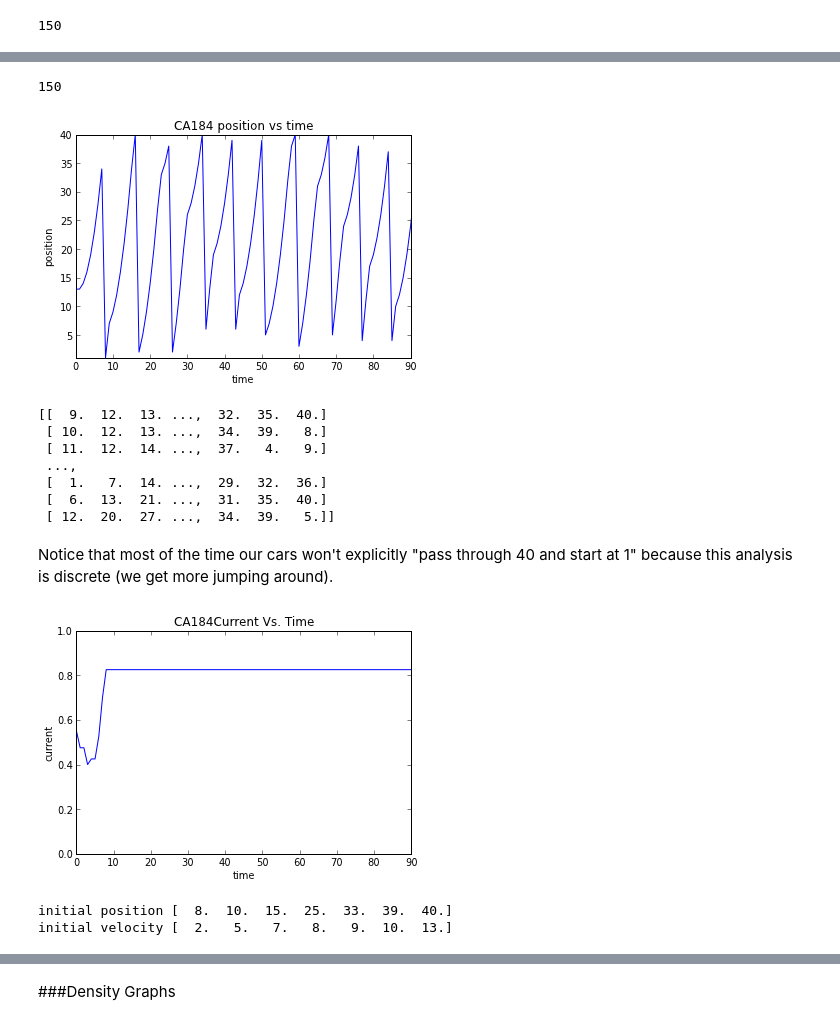
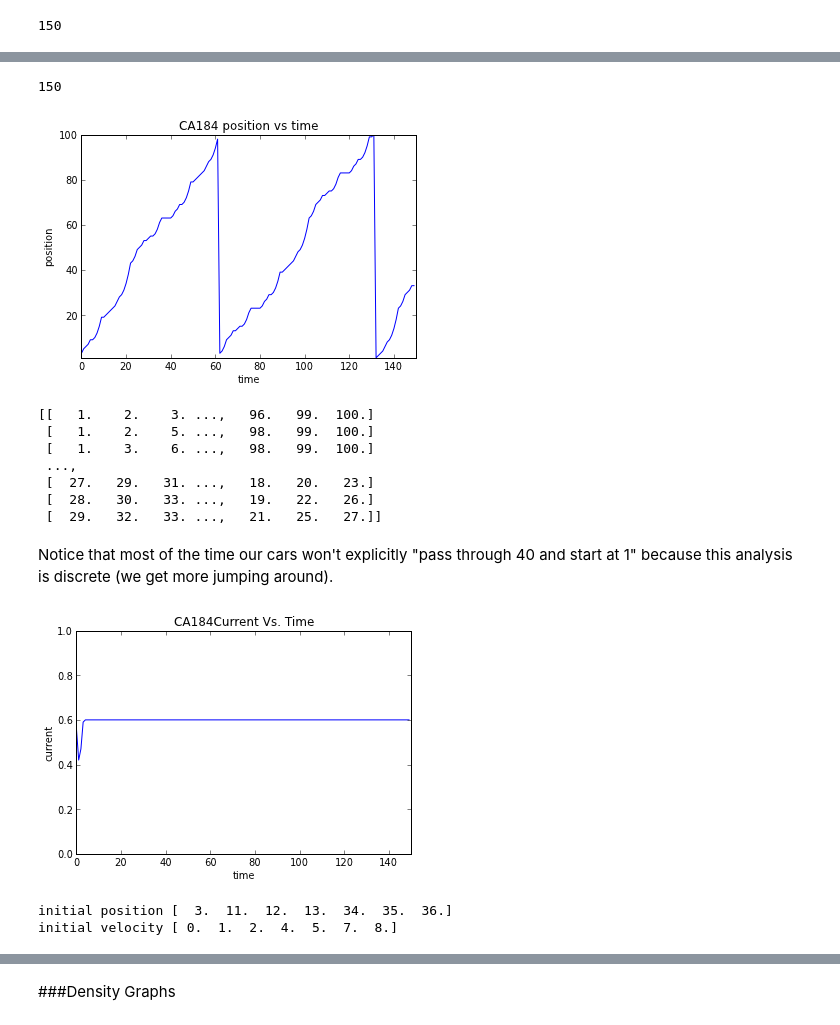
Before and after one commit to ipowellPHYS202/PHYS202-S13, a Jupyter notebook: Project/1DTrafficFlow.ipynb, the cells around one changed output, grey strips where cells are left out. Saved outputs shown, nothing was run; the diff lists cells and outputs as text; code cells hidden in the pictures.

```diff
--- a/Project/1DTrafficFlow.ipynb
+++ b/Project/1DTrafficFlow.ipynb
@@ -372,8 +492,8 @@ initial velocity [ 1  2  5  6  7  9 10 11 12 13 14 15 17 18 19]
 # %%
 iterations=150
 #initial conditions:
-v_max = 15
-num_cars=7
+v_max = 10
+num_cars=40
 
 #10 cars, 150 iterations-- so we have the following empty data sets:
 Positions = zeros(num_cars*iterations).reshape(iterations,num_cars)
@@ -384,21 +504,19 @@ DataCA184 = Positions,Velocities
 #Data[0]=Positions
 # %%
 #Initial Conditions:
-v_max = 15
-num_cars=7
-l_=arange(1,41)
+v_max = 10
+num_cars=40
+l_=arange(1,101)
 random.shuffle(l_)
 X_ = sort(l_[:num_cars])
 #==========================
 Positions[0]=X_
 #==========================
 V_=[]
-for i in range(num_cars):
-    V_.append(random.randint(0,v_max))
-V_ = list(set(V_))
+
 while len(V_)<num_cars:
     V_.append(randint(0,v_max))
-    V_ = list(set(V_))
+
     if len(V_)==num_cars:
         break
 V_=array(V_)
@@ -413,21 +535,19 @@ initial velocity [  0.   2.   4.   5.   7.   8.  13.]
 # %%
 iterations=150
 #initial conditions:
-v_max = 15
-num_cars=7
-l_=arange(1,41)
+v_max = 10
+num_cars=40
+l_=arange(1,101)
 random.shuffle(l_)
 X_ = sort(l_[:num_cars])
 #==========================
 Positions[0]=X_
 #==========================
 V_=[]
-for i in range(num_cars):
-    V_.append(random.randint(0,v_max))
-V_ = list(set(V_))
+
 while len(V_)<num_cars:
     V_.append(randint(0,v_max))
-    V_ = list(set(V_))
+
     if len(V_)==num_cars:
         break
 V_=array(V_)
@@ -440,9 +560,5 @@ print "initial velocity",Velocities[0]
 
 #Storing the data of each iteration in arrays
 for i in range(0,iterations-1):
-    Positions[i+1],Velocities[i+1]=CA184(Positions[i],Velocities[i],l_);
-
-
-print shape(Velocities)[0]
-print sum(Velocities[2])
+    Positions[i+1],Velocities[i+1]=CA184(Positions[i],Velocities[i],l_,num_cars);
 # %% [output]
@@ -484,26 +600,26 @@ print AvgVel
 # %%
 #Plotting Car Positions Vs Time
 t_ = arange(shape(Positions[:,[1]])[0])
 print shape(Positions[:,[1]])[0]
 #positions for car #2 (column 2):
 plot(t_,Positions[:,[2]])
 xlabel('time')
 ylabel('position')
 title('CA184 position vs time')
-ylim(1,40)
-xlim(0,90)
+ylim(1,max(l_))
+xlim(0,150)
 show()
 print Positions
 # %% [output]
 150
-[figure, old version]
+[figure, new version]
-[[  9.  12.  13. ...,  32.  35.  40.]
- [ 10.  12.  13. ...,  34.  39.   8.]
- [ 11.  12.  14. ...,  37.   4.   9.]
+[[   1.    2.    3. ...,   96.   99.  100.]
+ [   1.    2.    5. ...,   98.   99.  100.]
+ [   1.    3.    6. ...,   98.   99.  100.]
  ...,
- [  1.   7.  14. ...,  29.  32.  36.]
- [  6.  13.  21. ...,  31.  35.  40.]
- [ 12.  20.  27. ...,  34.  39.   5.]]
+ [  27.   29.   31. ...,   18.   20.   23.]
+ [  28.   30.   33. ...,   19.   22.   26.]
+ [  29.   32.   33. ...,   21.   25.   27.]]
 # %% [markdown]
 Notice that most of the time our cars won't explicitly "pass through 40 and start at 1" because this analysis is discrete (we get more jumping around).
 # %%
@@ -514,11 +630,11 @@ plot(t,SumVel/len(l_))
 title("CA184Current Vs. Time")
 xlabel('time')
 ylabel('current')
-xlim(0,90)
+xlim(0,iterations)
 ylim(0,1)
 show()
 # %% [output]
-[figure, old version]
+[figure, new version]
 # %%
 iterations=150
 #initial conditions:
@@ -532,7 +648,7 @@ DataSTCA = PositionsSTCA,VelocitiesSTCA
 # %%
 iterations=150
 #initial conditions:
-v_max = 15
+v_max = 10
 num_cars=7
 l_=arange(1,41)
 random.shuffle(l_)
@@ -559,10 +675,10 @@ print "initial velocity",VelocitiesSTCA[0]
 
 #Storing the data of each iteration in arrays
 for i in range(0,iterations-1):
-    PositionsSTCA[i+1],VelocitiesSTCA[i+1]=STCA(PositionsSTCA[i],VelocitiesSTCA[i],l_);
+    PositionsSTCA[i+1],VelocitiesSTCA[i+1]=STCA(PositionsSTCA[i],VelocitiesSTCA[i],l_,num_cars);
 # %% [output]
-initial position [  8.  10.  15.  25.  33.  39.  40.]
-initial velocity [  2.   5.   7.   8.   9.  10.  13.]
+initial position [  3.  11.  12.  13.  34.  35.  36.]
+initial velocity [ 0.  1.  2.  4.  5.  7.  8.]
 # %%
 SumVelSTCA = []
 for i in range(shape(VelocitiesSTCA)[0]):
```
Also changed, not shown: parts of 42 cells of this notebook, 4 other files.
